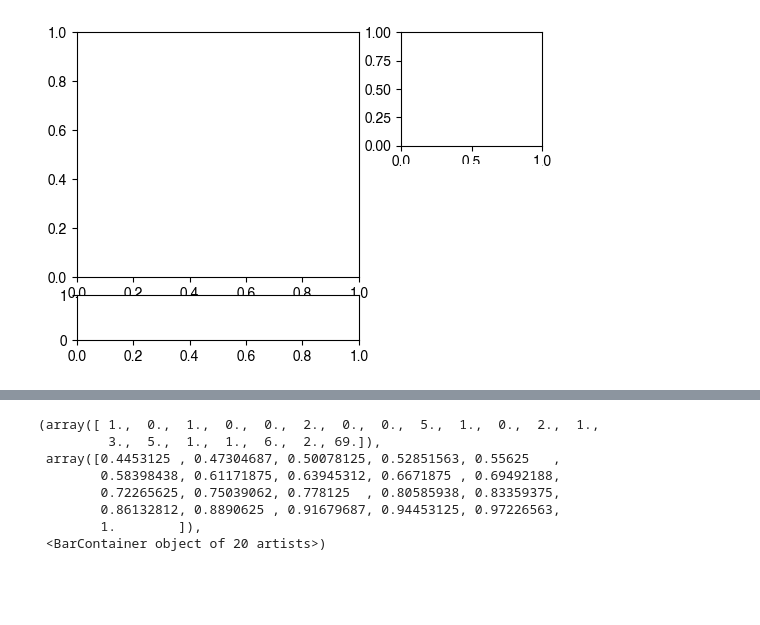
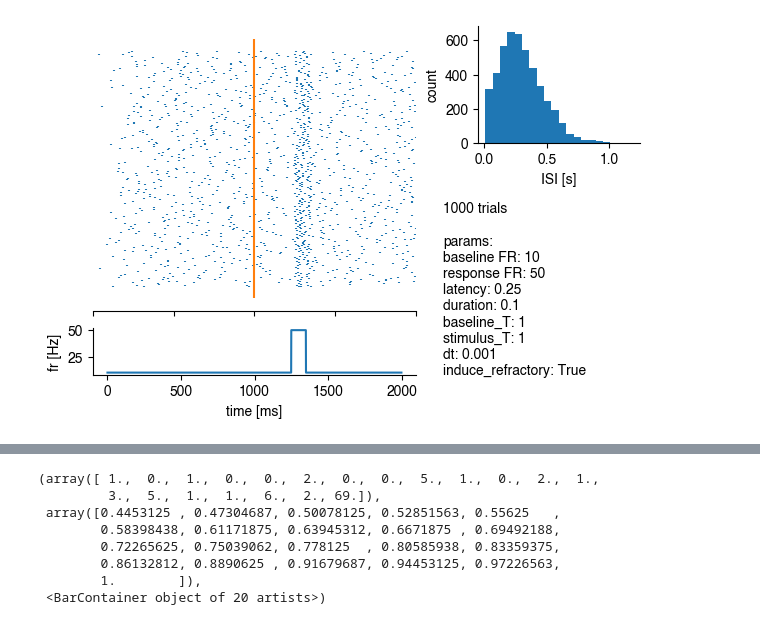
Before and after one commit to a-darcher/response_generator, a Jupyter notebook: dev.ipynb, the cells around one changed output, grey strips where cells are left out. Saved outputs shown, nothing was run; the diff lists cells and outputs as text; code cells hidden in the pictures; blank space fills up the shorter version.

Commit message:
completed plot code

```diff
--- a/dev.ipynb
+++ b/dev.ipynb
@@ -25,35 +39,79 @@ trial_activity = generator.generate_trials(1000)
 # %%
 fig, axes = plt.subplot_mosaic(
     [
         ["raster", "isi"],
         ["raster", "text"],
-        ["r_t", "empty"]
+        ["r_t", "text"]
     ],
     empty_sentinel="empty",
     width_ratios=[2, 1],
     height_ratios=[1,1,0.4],
     figsize=(6,4),
+    layout='constrained',
+
 )
 
 ax = axes["raster"]
+ax.eventplot(trial_activity)
+ymin, ymax = ax.get_ylim()
+ax.vlines(baseline_T, ymin, ymax, colors="tab:orange")
+ax.set_xlim(0, baseline_T+stimulus_T)
+ax.set_xticklabels([])
+ax.set_yticks([])
+sns.despine(left=True, ax=ax)
+
+ax = axes["isi"]
+isis = np.concatenate([np.diff(t) for t in trial_activity])
+ax.hist(isis, bins=20)
+sns.despine(ax=ax)
+ax.set_xlabel("ISI [s]")
+ax.set_ylabel("count")
+
+ax = axes["r_t"]
+ax.plot(generator.r_t)
+ax.set_xlabel("time [ms]")
+ax.set_ylabel("fr [Hz]")
+sns.despine(ax=ax)
+
+ax = axes["text"]
+
+ax.set_in_layout(False)
+ax.set_xlim(0, 1)
+ax.set_ylim(0, 1)
+ax.set_anchor('NW')
 
 
-ax = axes["isi"]
+s = (
+    f"{n_trials} trials\n\n"
+    f"params:\n"
+    f"baseline FR: {baseline_fr}\n"
+    f"response FR: {response_fr}\n"
+    f"latency: {latency}\n"
+    f"duration: {duration}\n"
+    f"baseline_T: {baseline_T}\n"
+    f"stimulus_T: {stimulus_T}\n"
+    f"dt: {dt}\n"
+    f"induce_refractory: {induce_refractory_period}"
+)
 
+ax.text(
+    0.0, 1.0,
+    s,
+    transform=ax.transAxes,
+    ha="left",
+    va="top",
+    wrap=True
+)
 
-ax = axes["r_t"]
-
-
-ax = axes["text"]
 
 ax.set_xticks([])
 ax.set_yticks([])
 
 sns.despine(left=True, bottom=True, ax=ax)
 
 plt.show()
 # %% [output]
-[figure, old version]
+[figure, new version]
 # %%
 baseline_bins = [0, baseline_T] # count spikes during entire baseline period, already in Hz
 baseline_hist = np.array([np.histogram(trial, baseline_bins)[0] for trial in trial_activity]).ravel()
```
Also changed, not shown: parts of 1 cell of this notebook, 1 other file.
